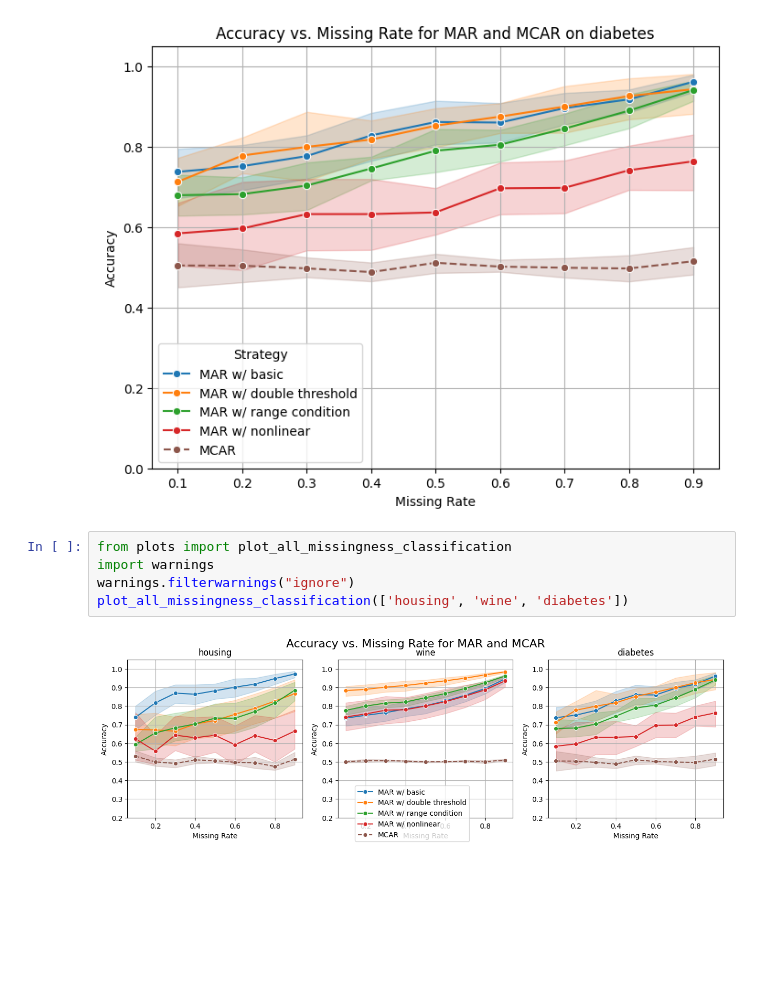
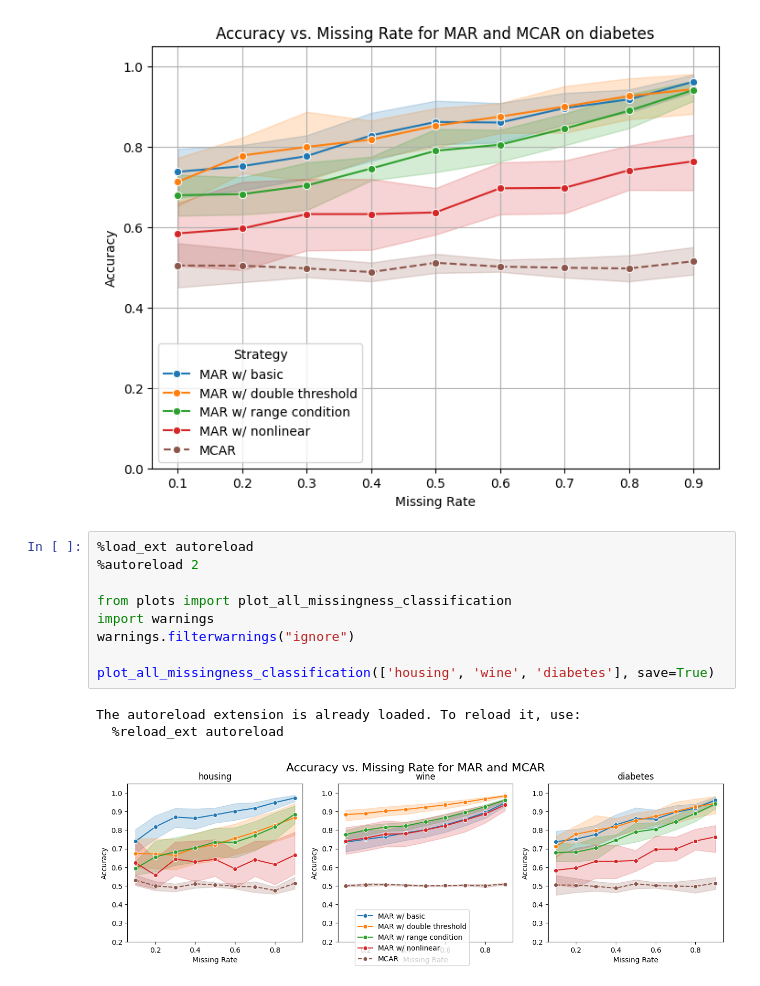
Before and after one commit to matansol/missing_values_project, a Jupyter notebook: exp_missing_clf.ipynb, the cells around one changed output. Cells and saved outputs as stored; diff of their text form; blank space fills up the shorter version.

Commit message:
experminets and figures

```diff
--- a/exp_missing_clf.ipynb
+++ b/exp_missing_clf.ipynb
@@ -91,9 +91,15 @@ See the caveats in the documentation: https://pandas.pydata.org/pandas-docs/stab
   sns.lineplot(
 [figure]
 # %%
+%load_ext autoreload
+%autoreload 2
+
 from plots import plot_all_missingness_classification
 import warnings
 warnings.filterwarnings("ignore")
-plot_all_missingness_classification(['housing', 'wine', 'diabetes'])
+
+plot_all_missingness_classification(['housing', 'wine', 'diabetes'], save=True)
 # %% [output]
+The autoreload extension is already loaded. To reload it, use:
+  %reload_ext autoreload
-[figure, old version]
+[figure, new version]
```
Also changed, not shown: 7 other files.
